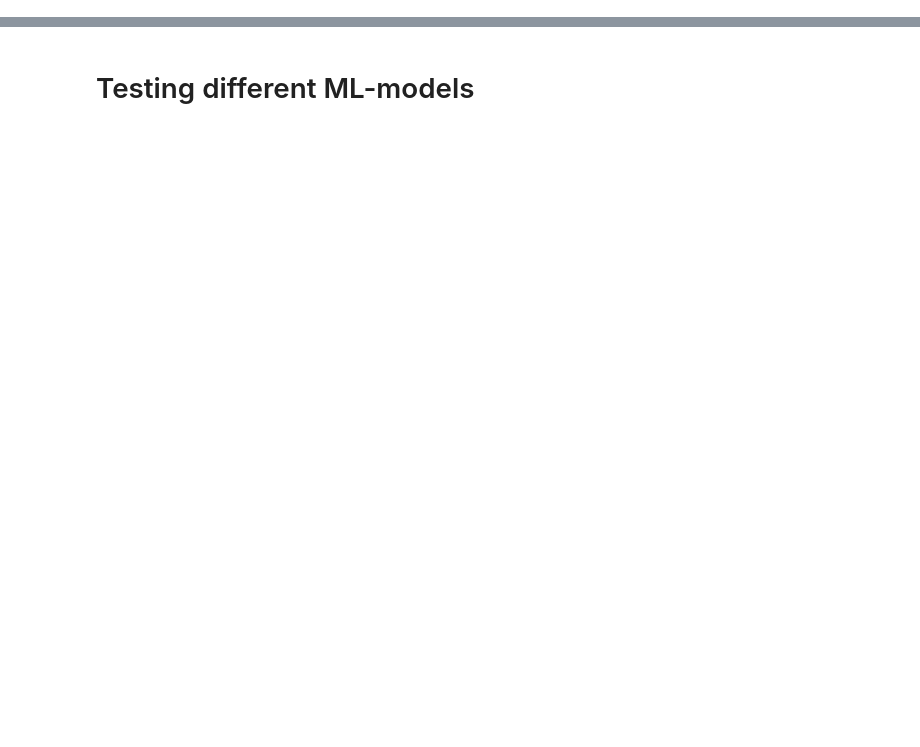
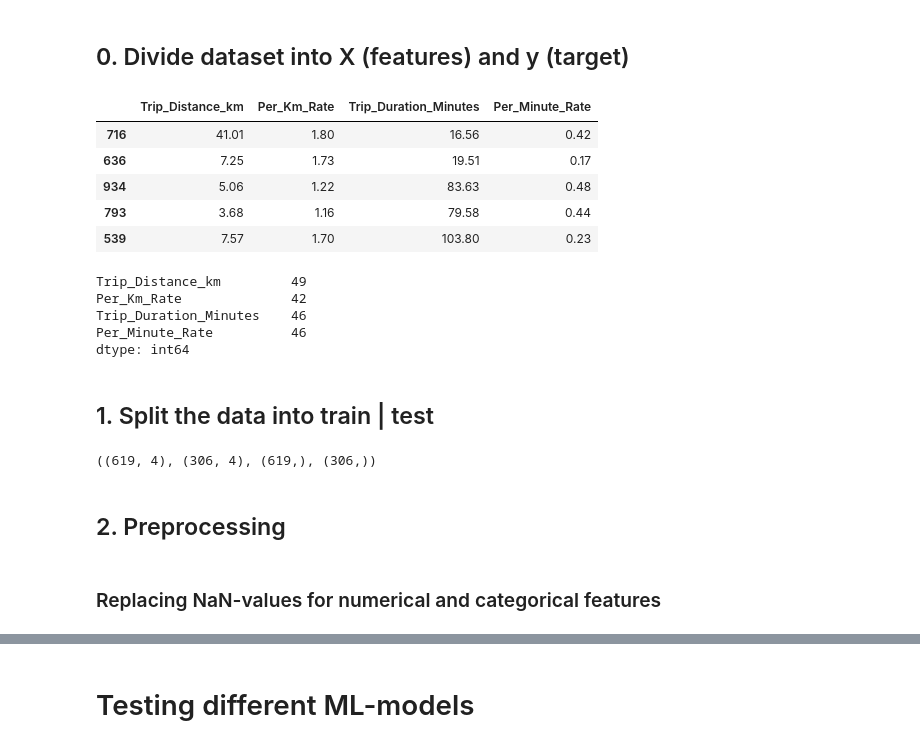
Before and after one commit to Josefin3647/taxi_prediction_fullstack_josefin, a Jupyter notebook: src/taxipred/model_development/model_dev.ipynb, the cells around one changed output, grey strips where cells are left out. Cells and saved outputs as stored; diff of their text form; code cells hidden in the pictures; blank space fills up the shorter version.

Commit message:
Updated model_dev with simpleImputer

```diff
--- a/src/taxipred/model_development/model_dev.ipynb
+++ b/src/taxipred/model_development/model_dev.ipynb
@@ -4,13 +4,14 @@ import numpy as np
 import joblib
 from taxipred.utils.constants import DATA_PATH
 from sklearn.model_selection import train_test_split
-from sklearn.preprocessing import StandardScaler, MinMaxScaler
+from sklearn.impute import SimpleImputer
+from sklearn.preprocessing import StandardScaler, MinMaxScaler, OneHotEncoder
 from sklearn.linear_model import LinearRegression
 from sklearn.neighbors import KNeighborsRegressor
 from sklearn.ensemble import RandomForestRegressor
 from sklearn.metrics import mean_absolute_error, mean_squared_error
 
-df = pd.read_csv(DATA_PATH / "taxi_trip_pricing.csv")
+df = pd.read_csv(DATA_PATH / "cleaned_data.csv")
 
 df.info()
 # %% [output]
@@ -37,20 +35,0 @@ memory usage: 86.1+ KB
-# %%
-num_cols = df.select_dtypes(include="number").columns
-num_cols = num_cols.drop("Trip_Price")
-
-print("Before:", df.shape)
-
-for col in num_cols:
-    Q1 = df[col].quantile(0.25)
-    Q3 = df[col].quantile(0.75)
-    IQR = Q3 - Q1
-
-    lower = Q1 - 1.5 * IQR
-    upper = Q3 + 1.5 * IQR
-
-    df = df[
-        (df[col] >= lower) &
-        (df[col] <= upper)
-    ]
-
-print("After:", df.shape)
@@ -85,0 +57,15 @@ Since Nan-values are very high in this dataset, we change them to mean-values
+# %%
+df_train = df.dropna(subset=["Trip_Price"])
+
+all_features = df_train.drop(columns=["Trip_Price"]).columns.tolist()
+high_features = [
+    "Trip_Distance_km",
+    "Per_Km_Rate",
+    "Trip_Duration_Minutes",
+    "Per_Minute_Rate"
+]
+
+feature_sets = {
+    "all_features": all_features,
+    "high_features": high_features
+}
@@ -85,0 +93,35 @@ Since Nan-values are very high in this dataset, we change them to mean-values
+# %% [markdown]
+## 0. Divide dataset into X (features) and y (target)
+# %%
+X, y = df_train[high_features], df_train["Trip_Price"]
+
+X.sample(5)
+# %% [output]
+|  | Trip_Distance_km | Per_Km_Rate | Trip_Duration_Minutes | Per_Minute_Rate |
+| 716 | 41.01 | 1.80 | 16.56 | 0.42 |
+| 636 | 7.25 | 1.73 | 19.51 | 0.17 |
+| 934 | 5.06 | 1.22 | 83.63 | 0.48 |
+| 793 | 3.68 | 1.16 | 79.58 | 0.44 |
+| 539 | 7.57 | 1.70 | 103.80 | 0.23 |
+# %%
+X.isna().sum()
+# %% [output]
+Trip_Distance_km         49
+Per_Km_Rate              42
+Trip_Duration_Minutes    46
+Per_Minute_Rate          46
+dtype: int64
+# %% [markdown]
+## 1. Split the data into train | test
+# %%
+X_train, X_test, y_train, y_test = train_test_split(
+    X, y, test_size=0.33, random_state=42
+    )
+
+X_train.shape, X_test.shape, y_train.shape, y_test.shape
+# %% [output]
+((619, 4), (306, 4), (619,), (306,))
+# %% [markdown]
+## 2. Preprocessing
+# %% [markdown]
+### Replacing NaN-values for numerical and categorical features
```
Also changed, not shown: parts of 37 cells of this notebook, 3 other files.
